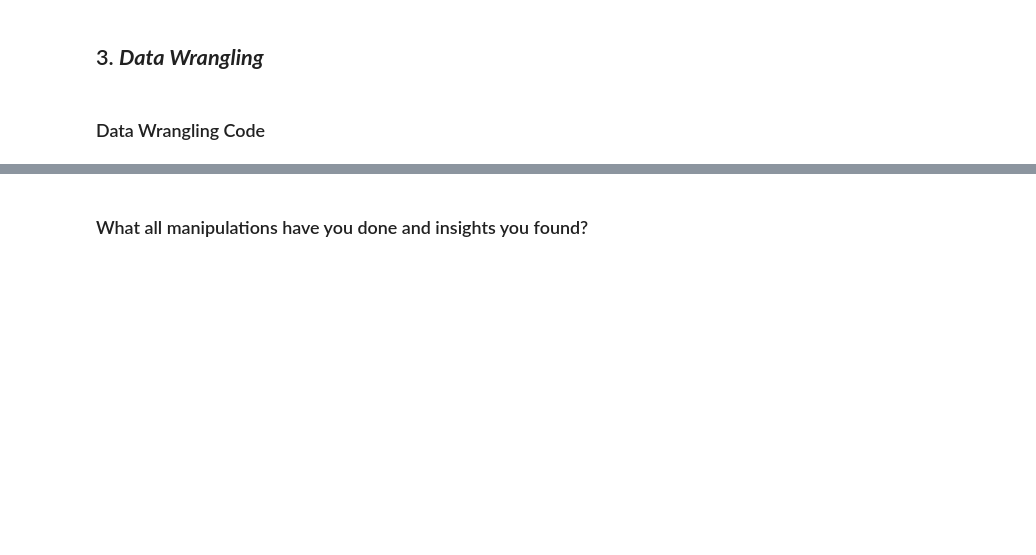
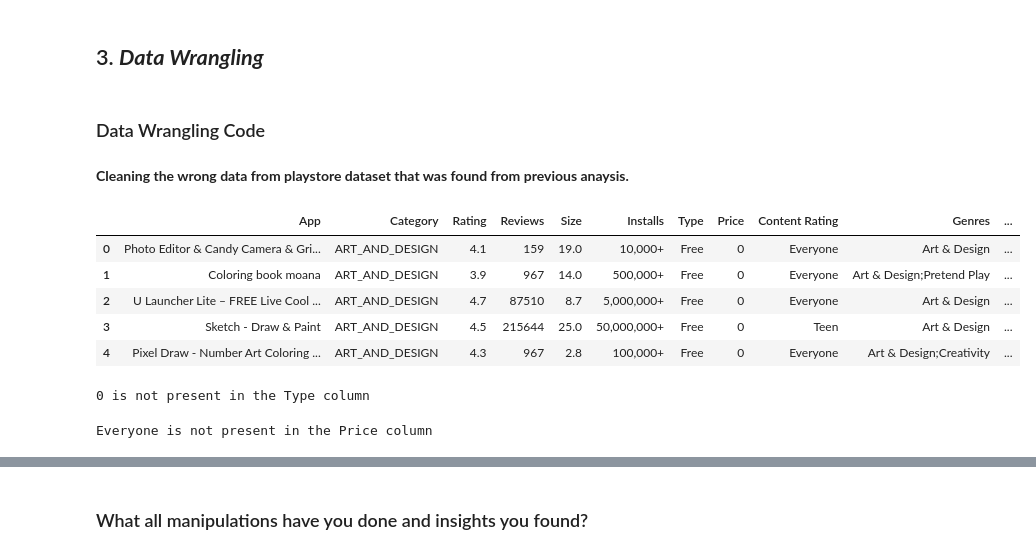
Before and after one commit to va1shnu/Capstone-project-EDA-with-Python, a Jupyter notebook: Exploratory_data_analysis_on_Play_store_app_review_dataset.ipynb, the cells around one changed output, grey strips where cells are left out. Drawn from its saved outputs; the diff is of its cells as text; code cells hidden in the pictures; blank space fills up the shorter version.

```diff
--- a/Exploratory_data_analysis_on_Play_store_app_review_dataset.ipynb
+++ b/Exploratory_data_analysis_on_Play_store_app_review_dataset.ipynb
@@ -538,0 +539,72 @@ There are 4474 number of unique values in 'Sentiment_Subjectivity' column
+# %% [markdown]
+**Cleaning the wrong data from playstore dataset that was found from previous anaysis.**
+# %%
+# Remove any rows where the 'Category' column is '1.9'
+playstore_df.drop(playstore_df[(playstore_df['Category'] == '1.9')].index,\
+                  inplace=True)
+# %%
+# Converting all the values in the Size column to a same unit(MB) using user
+# defined function
+def convert_kb_to_mb(val):
+  '''
+  This function converts valid entries in KB to MB and returns the result
+  in float format.
+  '''
+  try:
+    # Check if the value has 'M' for MB
+    if 'M' in val:
+      return float(val[:-1])
+    # Check if the value has 'k' for KB
+    elif 'k' in val:
+      # Convert KB to MB and round off to 4 decimal places
+      return round(float(val[:-1]) / 1024, 4)
+    # Return the original value if it is not in KB or MB format
+    else:
+      return val
+  # If any exception occurs during conversion, return the original value
+  except:
+    return val
+# %%
+# Applying the kb_to_mb funtion to the size column
+playstore_df['Size'] = playstore_df['Size'].apply(lambda x: convert_kb_to_mb(x))
+playstore_df.head()
+# %% [output]
+|  | App | Category | Rating | Reviews | Size | Installs | Type | Price | Content Rating | Genres | ... |
+| 0 | Photo Editor & Candy Camera & Gri... | ART_AND_DESIGN | 4.1 | 159 | 19.0 | 10,000+ | Free | 0 | Everyone | Art & Design | ... |
+| 1 | Coloring book moana | ART_AND_DESIGN | 3.9 | 967 | 14.0 | 500,000+ | Free | 0 | Everyone | Art & Design;Pretend Play | ... |
+| 2 | U Launcher Lite – FREE Live Cool ... | ART_AND_DESIGN | 4.7 | 87510 | 8.7 | 5,000,000+ | Free | 0 | Everyone | Art & Design | ... |
+| 3 | Sketch - Draw & Paint | ART_AND_DESIGN | 4.5 | 215644 | 25.0 | 50,000,000+ | Free | 0 | Teen | Art & Design | ... |
+| 4 | Pixel Draw - Number Art Coloring ... | ART_AND_DESIGN | 4.3 | 967 | 2.8 | 100,000+ | Free | 0 | Everyone | Art & Design;Creativity | ... |
+# %%
+# Replace all '0' values in the 'Type' column with 'Free'
+playstore_df['Type'].replace('0', 'Free', inplace=True)
+
+# Creating a function to check weather a value is prezsent in a column in the df
+def check_value_in_column(df, column_name, value):
+    '''
+    This function checks if a given value is present in a specific column of
+    a given DataFrame.
+    '''
+    try:
+        if value in df[column_name].values:
+            print(f"{value} is present in the {column_name} column")
+        else:
+            print(f"{value} is not present in the {column_name} column")
+    except KeyError:
+        print(f"Column name {column_name} not found in the DataFrame")
+    except Exception as e:
+        print(f"An error occurred: {str(e)}")
+
+# Checking weather 0 is present in the type column in playstore dataset
+check_value_in_column(playstore_df,'Type','0')
+# %% [output]
+0 is not present in the Type column
+# %%
+# Remove any rows where the value of 'Price' column is 'Everyone'
+playstore_df.drop(playstore_df[(playstore_df['Price'] == 'Everyone')].index,\
+                  inplace=True)
+# Checking weather 'Everyone' is present in the 'Price' column in
+# playstore dataset
+check_value_in_column(playstore_df,'Price','Everyone')
+# %% [output]
+Everyone is not present in the Price column
```
Also changed, not shown: parts of 17 cells of this notebook.
